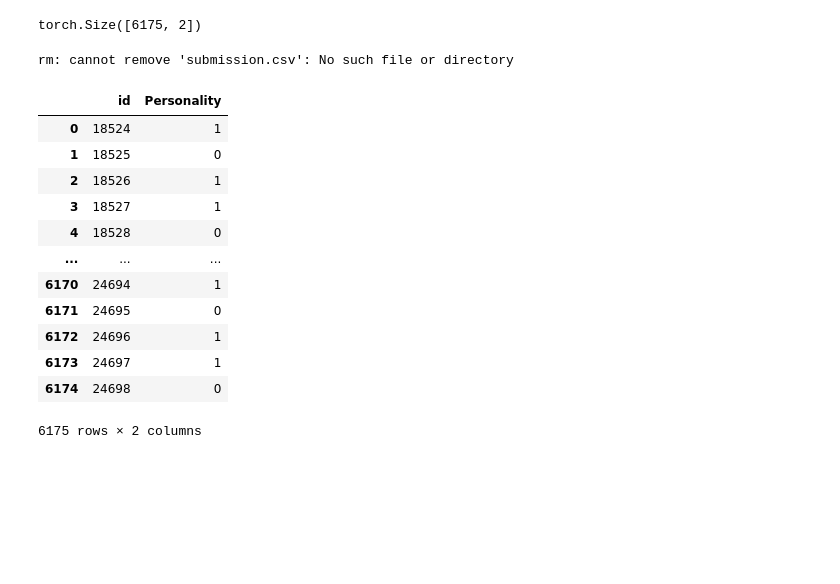
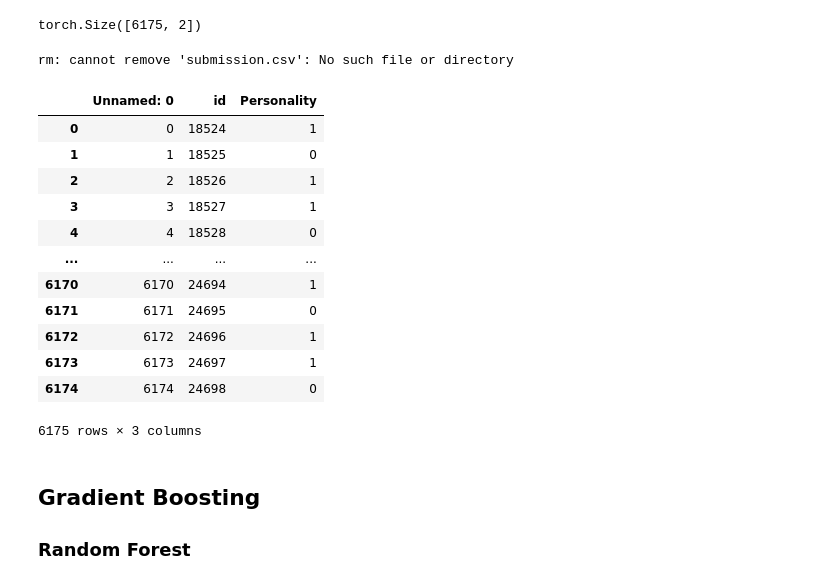
Before and after one commit to rubanzasilva/ps_s5_e7, a Jupyter notebook: s5e7-fastai-gmbs.ipynb, the cells around one changed output. Drawn from its saved outputs; the diff is of its cells as text; code cells hidden in the pictures; blank space fills up the shorter version.

```diff
--- a/s5e7-fastai-gmbs.ipynb
+++ b/s5e7-fastai-gmbs.ipynb
@@ -367,21 +367,25 @@ torch.Size([6175, 2])
 # %%
 !rm submission.csv
 sub_df['Personality'] = final_preds
-sub_df.to_csv('submission.csv', index=False)
+sub_df.to_csv('submission.csv', index=True)
 sub = pd.read_csv('submission.csv')
 sub
 # %% [output]
 rm: cannot remove 'submission.csv': No such file or directory
-|  | id | Personality |
-| 0 | 18524 | 1 |
-| 1 | 18525 | 0 |
-| 2 | 18526 | 1 |
-| 3 | 18527 | 1 |
-| 4 | 18528 | 0 |
-| ... | ... | ... |
-| 6170 | 24694 | 1 |
-| 6171 | 24695 | 0 |
-| 6172 | 24696 | 1 |
-| 6173 | 24697 | 1 |
-| 6174 | 24698 | 0 |
+|  | Unnamed: 0 | id | Personality |
+| 0 | 0 | 18524 | 1 |
+| 1 | 1 | 18525 | 0 |
+| 2 | 2 | 18526 | 1 |
+| 3 | 3 | 18527 | 1 |
+| 4 | 4 | 18528 | 0 |
+| ... | ... | ... | ... |
+| 6170 | 6170 | 24694 | 1 |
+| 6171 | 6171 | 24695 | 0 |
+| 6172 | 6172 | 24696 | 1 |
+| 6173 | 6173 | 24697 | 1 |
+| 6174 | 6174 | 24698 | 0 |
-6175 rows × 2 columns
+6175 rows × 3 columns
+# %% [markdown]
+## Gradient Boosting
+
+### Random Forest
```
Also changed, not shown: parts of 7 cells of this notebook.
